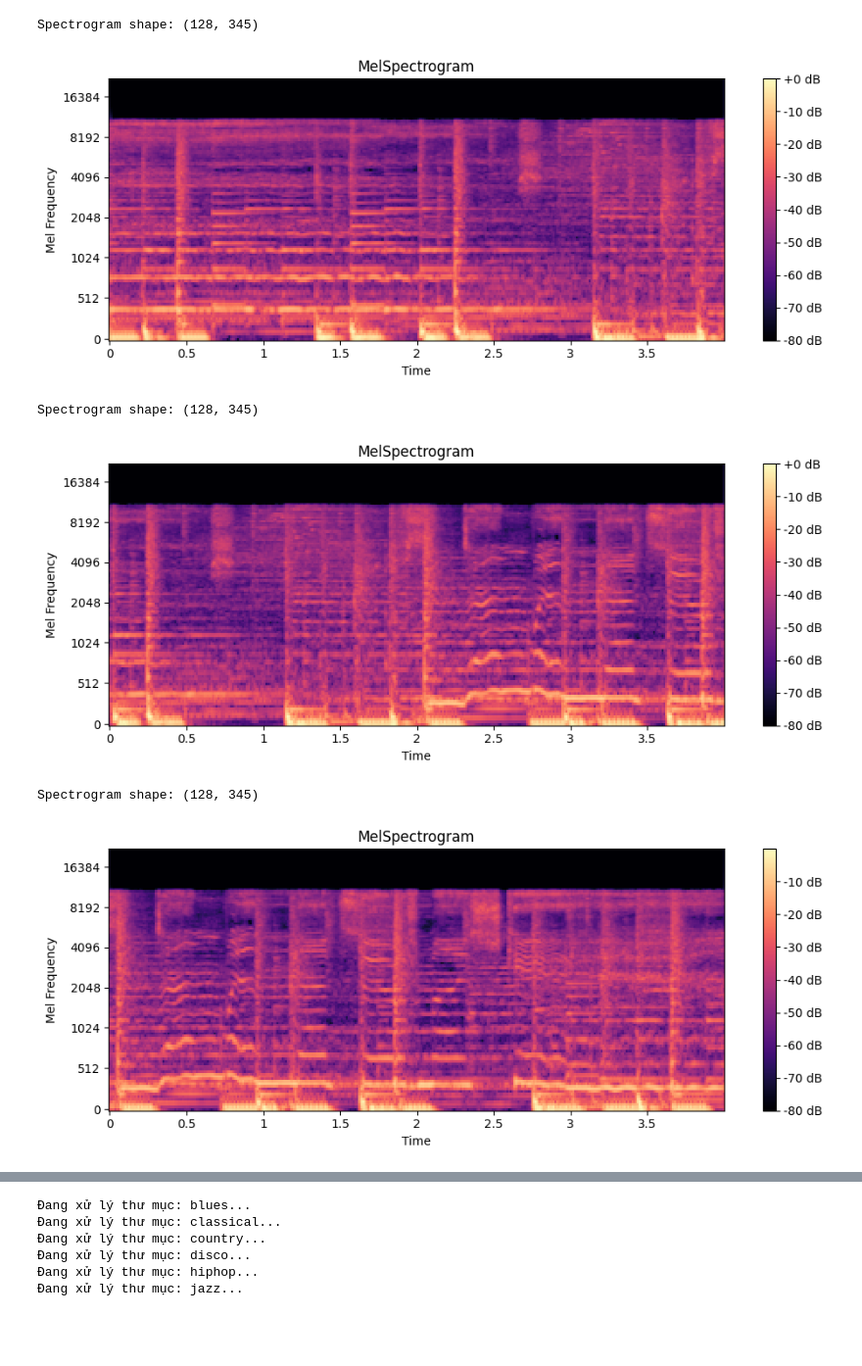
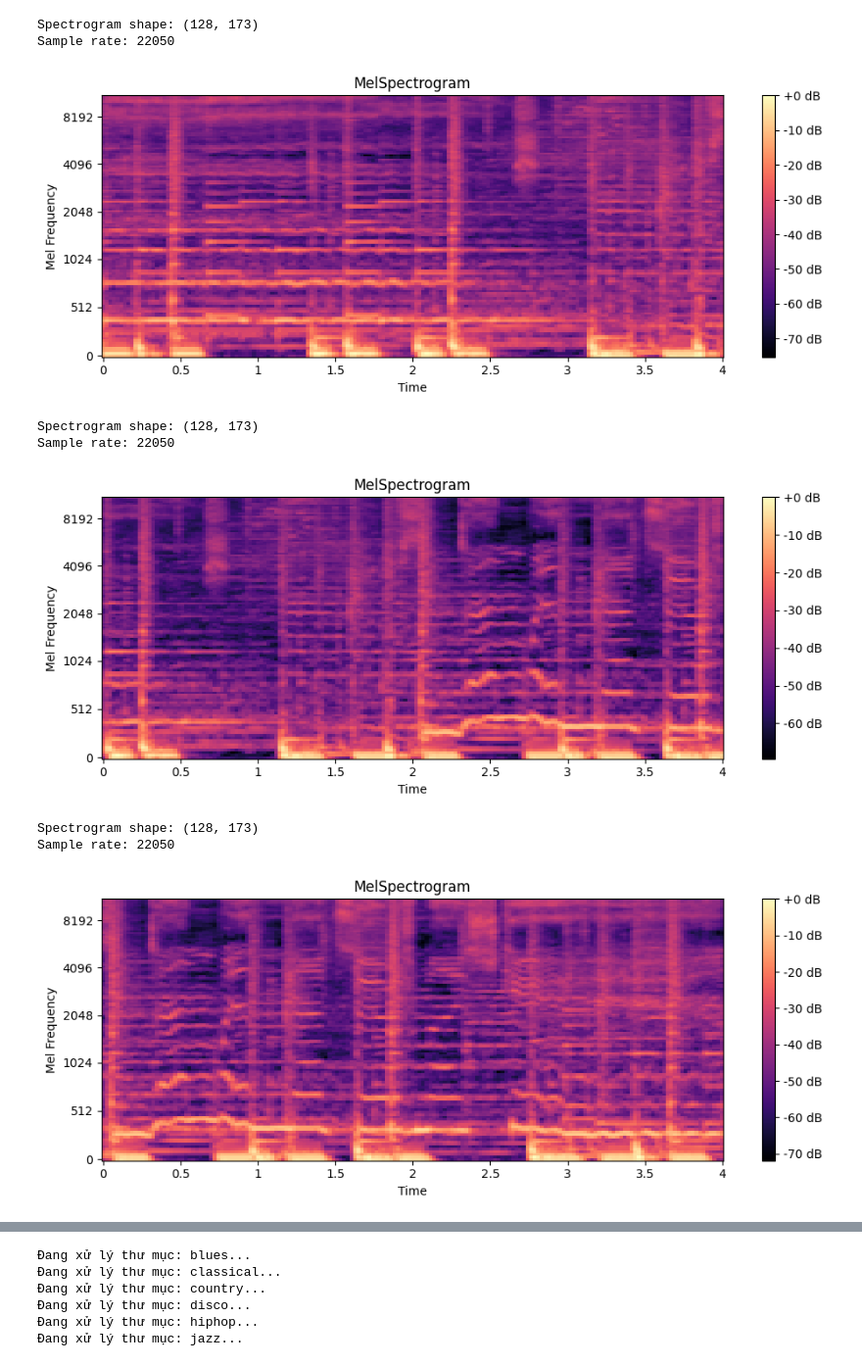
Before and after one commit to CongDuc-17/Music-Genre-Classification-System, a Jupyter notebook: AI/Training.ipynb, the cells around one changed output, grey strips where cells are left out. Shown at 98% size. Drawn from its saved outputs; the diff is of its cells as text; code cells hidden in the pictures; blank space fills up the shorter version.

```diff
--- a/AI/Training.ipynb
+++ b/AI/Training.ipynb
@@ -4,8 +4,8 @@ import librosa.display
 import matplotlib.pyplot as plt
 import numpy as np
 
-# filename = '../Data/genres_original/pop/pop.00000.wav'
-filename='../Data_Test/atlasaudio-disco-518074.mp3'
+filename = '../Data/genres_original/pop/pop.00000.wav'
+# filename='../Data_Test/atlasaudio-disco-518074.mp3'
 y, sr = librosa.load(filename)
 print(f"Sample rate: {sr}")
 print (f"Audio data shape: {y.shape}")
@@ -82,6 +90,6 @@ def plot_melspectrogram(y,sr):
     plt.show()
 # %%
 filename = '../Data/genres_original/pop/pop.00000.wav'
-y, sr = librosa.load(filename,sr=44100)
+y, sr = librosa.load(filename,sr=None)
 plot_melspectrogram(y,sr)
 # %% [output]
@@ -111,6 +120,6 @@ def plot_melspectrogram_chunks(y,sr):
         plot_melspectrogram(chunk,sr)
 # %%
 filename = '../Data/genres_original/pop/pop.00000.wav'
-y, sr = librosa.load(filename,sr=44100)
+y, sr = librosa.load(filename,sr=None)
 plot_melspectrogram_chunks(y,sr)
 # %% [output]
@@ -119,6 +129,9 @@ Spectrogram shape: (128, 345)
-Spectrogram shape: (128, 345)
+Spectrogram shape: (128, 173)
+Sample rate: 22050
-[figure, old version]
+[figure, new version]
-Spectrogram shape: (128, 345)
+Spectrogram shape: (128, 173)
+Sample rate: 22050
-[figure, old version]
+[figure, new version]
-Spectrogram shape: (128, 345)
+Spectrogram shape: (128, 173)
+Sample rate: 22050
-[figure, old version]
+[figure, new version]
```
Also changed, not shown: parts of 5 cells of this notebook, 6 other files.
